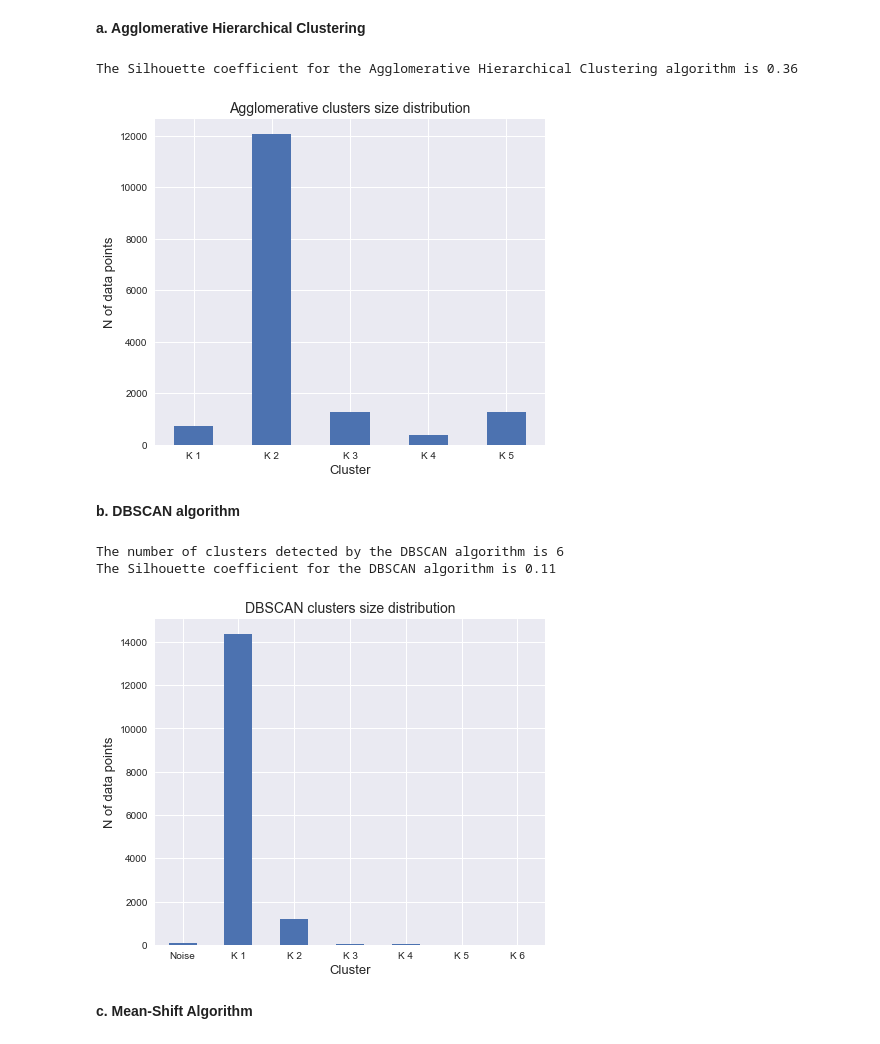
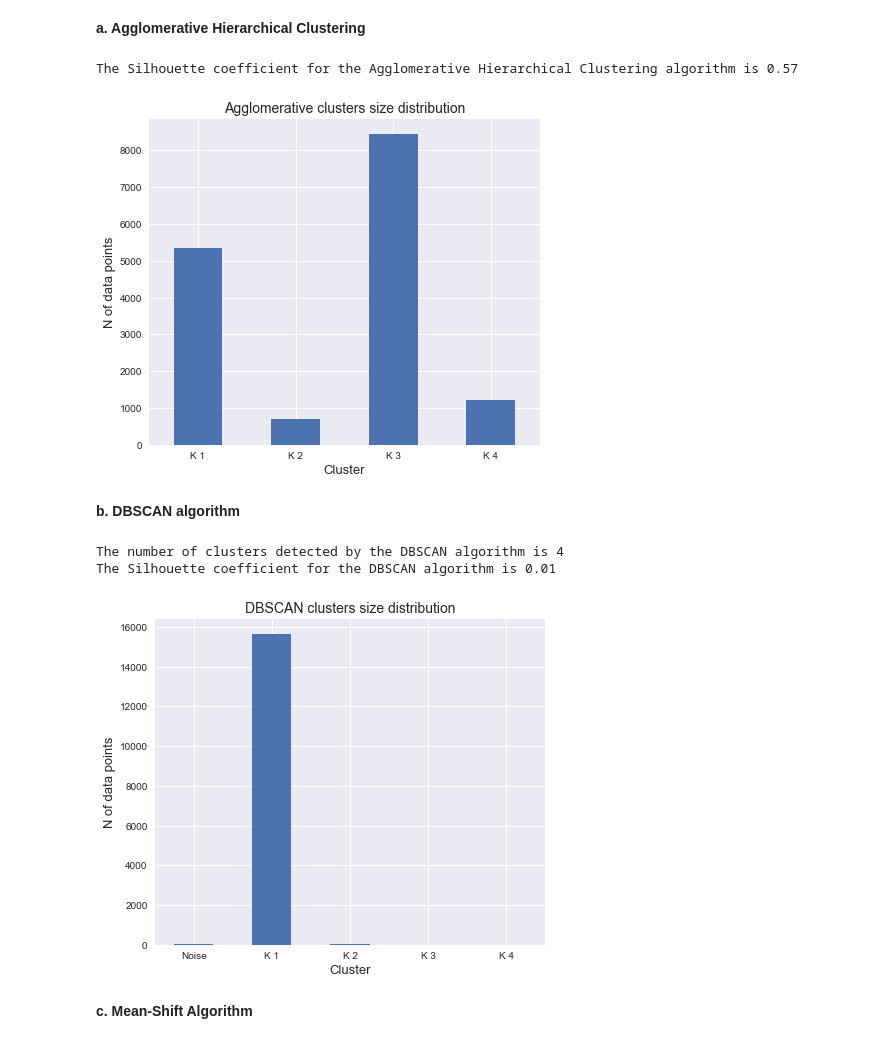
Before and after one commit to jvrnuno/Hotel_Customer_Segmentation, a Jupyter notebook: notebooks/4_Modeling.ipynb, the cells around one changed output. Drawn from its saved outputs; the diff is of its cells as text; code cells hidden in the pictures.

```diff
--- a/notebooks/4_Modeling.ipynb
+++ b/notebooks/4_Modeling.ipynb
@@ -91,8 +91,8 @@ It seems that the optimal number of components to which we can reduce our datase
 # %%
-# Initializes PCA with the 6 components
+# Initializes PCA with the 3 components
 
-pca = PCA(n_components=6)
-x_6cols = pca.fit_transform(x_cols)
+pca = PCA(n_components=3)
+x_3cols = pca.fit_transform(x_cols)
 # %% [markdown]
 ---
 ## 4.3. Modeling with K-Means Clustering
@@ -282,18 +282,18 @@ agglo_df.value_counts().sort_index().plot.bar(figsize=(7, 6))
 plt.title('Agglomerative clusters size distribution', fontsize=14)
 plt.xlabel('Cluster', fontsize=13)
 plt.ylabel('N of data points', fontsize=13)
-plt.xticks(ticks=[0,1,2,3,4], labels=['K 1','K 2','K 3','K 4','K 5'], rotation=0)
+plt.xticks(ticks=[0,1,2,3], labels=['K 1','K 2','K 3','K 4'], rotation=0)
 plt.show()
 # %% [output]
-The Silhouette coefficient for the Agglomerative Hierarchical Clustering algorithm is 0.36
+The Silhouette coefficient for the Agglomerative Hierarchical Clustering algorithm is 0.57
-[figure, old version]
+[figure, new version]
 # %% [markdown]
 __b. DBSCAN algorithm__
 # %%
 # Initializes and predicts labels
-db_labels = DBSCAN(eps=1.9).fit_predict(x_6cols)
+db_labels = DBSCAN(eps=1).fit_predict(x_3cols)
 # Calculates average silhouette coefficient
-silhouette_db = silhouette_score(x_6cols, db_labels)
+silhouette_db = silhouette_score(x_3cols, db_labels)
 
 # Number of clusters in labels, ignoring noise if present.
 n_clusters_ = len(set(db_labels)) - (1 if -1 in db_labels else 0)
@@ -302,19 +302,19 @@ dbscan_df = pd.DataFrame(db_labels, columns=['cluster_id'])
 # %%
 print('The number of clusters detected by the DBSCAN algorithm is '+str(n_clusters_))
 print('The Silhouette coefficient for the DBSCAN algorithm is '+str(round(silhouette_db, 2)))
 
 # Creates plot of cluster sizes
 dbscan_df.value_counts().sort_index().plot.bar(figsize=(7, 6))
 plt.title('DBSCAN clusters size distribution', fontsize=14)
 plt.xlabel('Cluster', fontsize=13)
 plt.ylabel('N of data points', fontsize=13)
-plt.xticks(ticks=range(0,(n_clusters_+1)), labels=['Noise','K 1','K 2','K 3','K 4','K 5','K 6'], rotation=0)
+plt.xticks(ticks=range(0,(n_clusters_+1)), labels=['Noise','K 1','K 2','K 3','K 4'], rotation=0)
 
 plt.show()
 # %% [output]
-The number of clusters detected by the DBSCAN algorithm is 6
-The Silhouette coefficient for the DBSCAN algorithm is 0.11
+The number of clusters detected by the DBSCAN algorithm is 4
+The Silhouette coefficient for the DBSCAN algorithm is 0.01
-[figure, old version]
+[figure, new version]
 # %% [markdown]
 __c. Mean-Shift Algorithm__
 # %%
```
Also changed, not shown: parts of 26 cells of this notebook, 4 other files.
